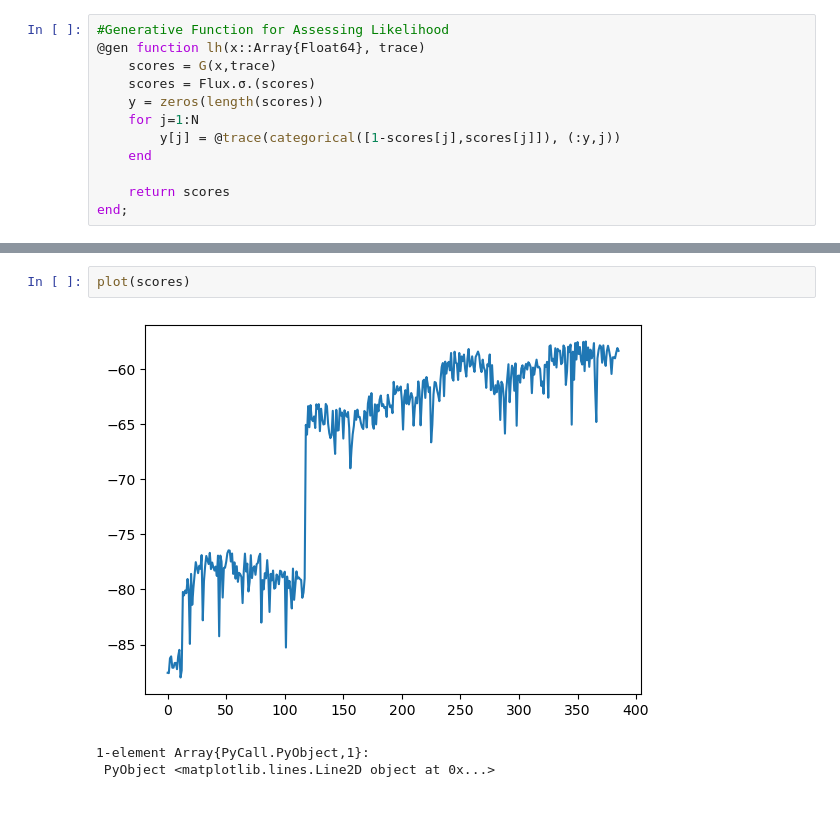
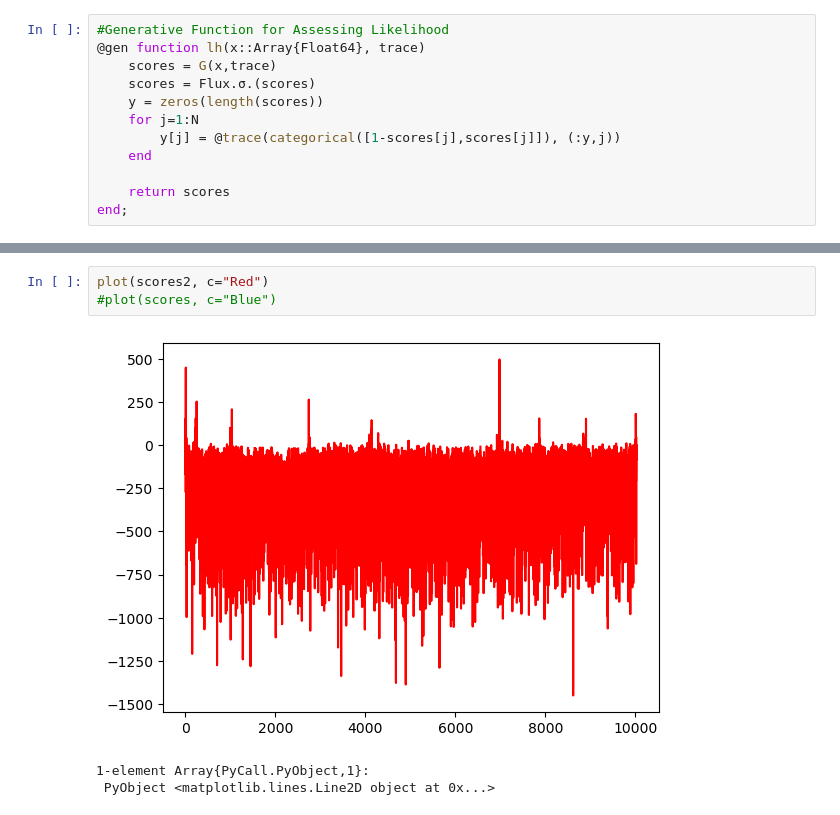
Before and after one commit to jberezow/RJMCMC, a Jupyter notebook: Thesis-Classifier2.ipynb, the cells around one changed output, grey strips where cells are left out. Drawn from its saved outputs; the diff is of its cells as text.

```diff
--- a/Thesis-Classifier2.ipynb
+++ b/Thesis-Classifier2.ipynb
@@ -801,8 +465,9 @@ plot(k_results)
 1-element Array{PyCall.PyObject,1}:
  PyObject <matplotlib.lines.Line2D object at 0x...>
-# %%
-plot(scores)
-# %% [output]
-[figure, removed]
-1-element Array{PyCall.PyObject,1}:
- PyObject <matplotlib.lines.Line2D object at 0x...>
+# %%
+plot(scores2, c="Red")
+#plot(scores, c="Blue")
+# %% [output]
+[figure, added]
+1-element Array{PyCall.PyObject,1}:
+ PyObject <matplotlib.lines.Line2D object at 0x...>
```
Also changed, not shown: parts of 16 cells of this notebook, 2 other files.
